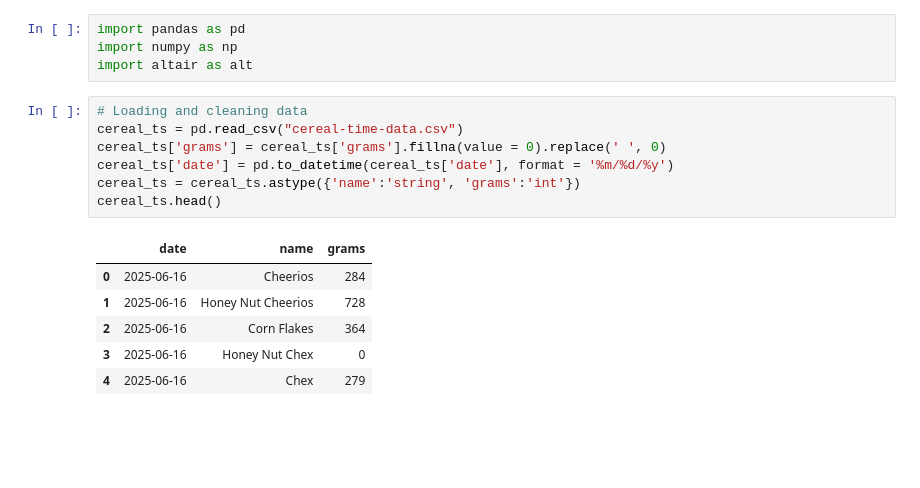
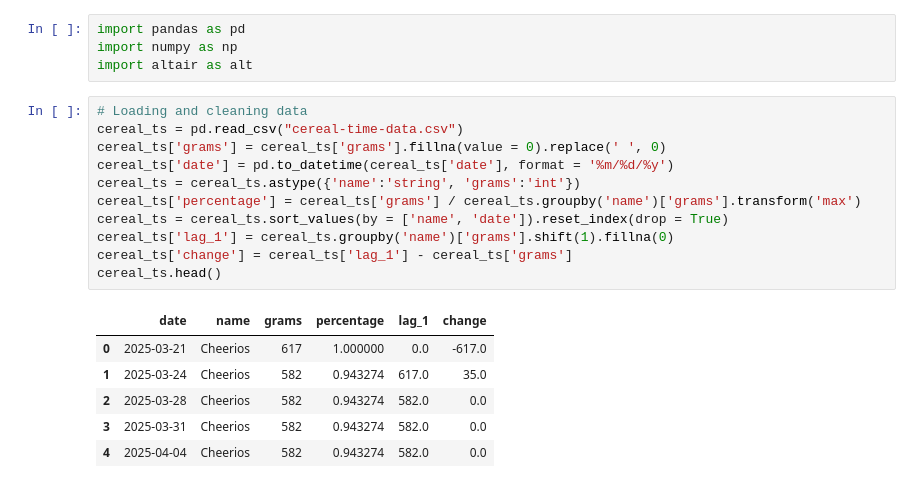
Before and after one commit to Peter-Silverstein/cereal-analysis, a Jupyter notebook: workbook.ipynb, the cells around one changed output. Cells and saved outputs as stored; diff of their text form; blank space fills up the shorter version.

```diff
--- a/workbook.ipynb
+++ b/workbook.ipynb
@@ -5,14 +5,18 @@ import altair as alt
 # %%
 # Loading and cleaning data
 cereal_ts = pd.read_csv("cereal-time-data.csv")
 cereal_ts['grams'] = cereal_ts['grams'].fillna(value = 0).replace(' ', 0)
 cereal_ts['date'] = pd.to_datetime(cereal_ts['date'], format = '%m/%d/%y')
 cereal_ts = cereal_ts.astype({'name':'string', 'grams':'int'})
+cereal_ts['percentage'] = cereal_ts['grams'] / cereal_ts.groupby('name')['grams'].transform('max')
+cereal_ts = cereal_ts.sort_values(by = ['name', 'date']).reset_index(drop = True)
+cereal_ts['lag_1'] = cereal_ts.groupby('name')['grams'].shift(1).fillna(0)
+cereal_ts['change'] = cereal_ts['lag_1'] - cereal_ts['grams']
 cereal_ts.head()
 # %% [output]
-|  | date | name | grams |
-| 0 | 2025-06-16 | Cheerios | 284 |
-| 1 | 2025-06-16 | Honey Nut Cheerios | 728 |
-| 2 | 2025-06-16 | Corn Flakes | 364 |
-| 3 | 2025-06-16 | Honey Nut Chex | 0 |
-| 4 | 2025-06-16 | Chex | 279 |
+|  | date | name | grams | percentage | lag_1 | change |
+| 0 | 2025-03-21 | Cheerios | 617 | 1.000000 | 0.0 | -617.0 |
+| 1 | 2025-03-24 | Cheerios | 582 | 0.943274 | 617.0 | 35.0 |
+| 2 | 2025-03-28 | Cheerios | 582 | 0.943274 | 582.0 | 0.0 |
+| 3 | 2025-03-31 | Cheerios | 582 | 0.943274 | 582.0 | 0.0 |
+| 4 | 2025-04-04 | Cheerios | 582 | 0.943274 | 582.0 | 0.0 |
```
Also changed, not shown: parts of 2 cells of this notebook.
